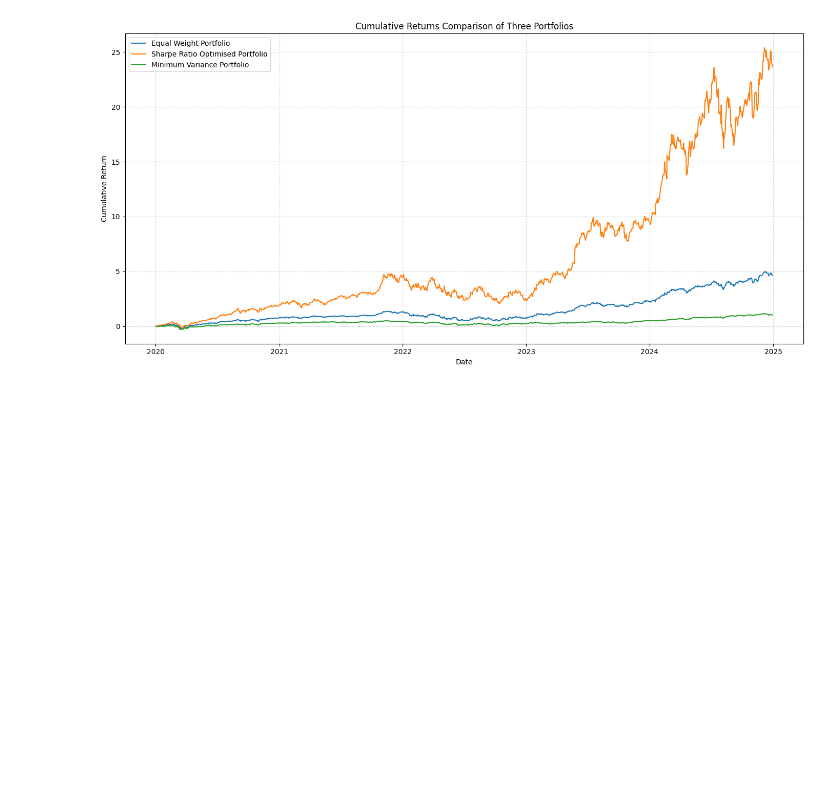
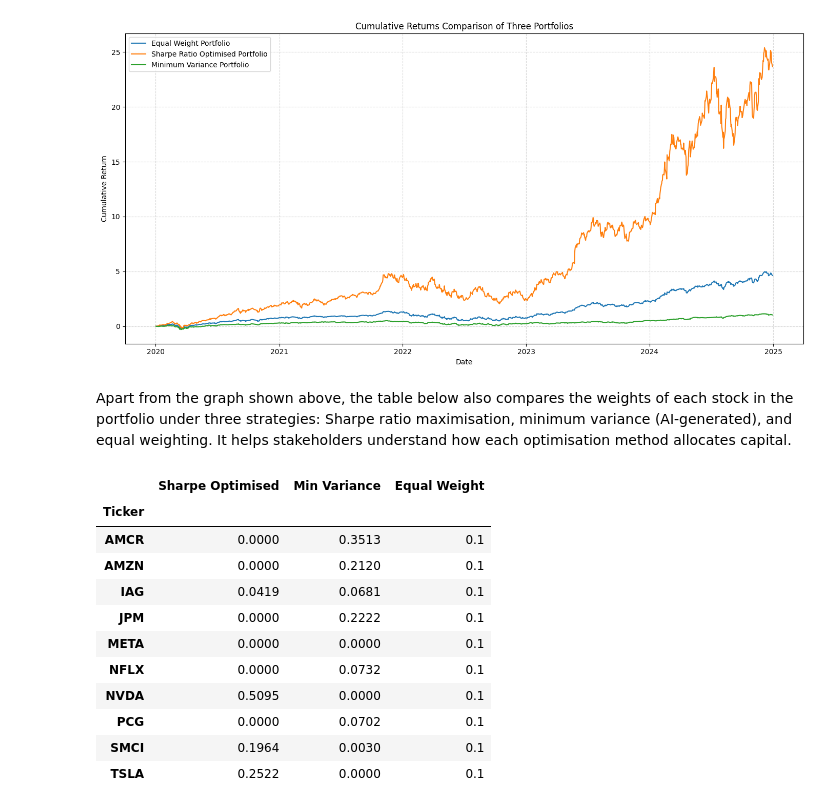
Before and after one commit to Imperial-Business-School/python-for-finance-Chloe-Zhang2025, a Jupyter notebook: Assessment/Individual.ipynb, the cells around one changed output. Saved outputs shown, nothing was run; the diff lists cells and outputs as text; code cells hidden in the pictures; blank space fills up the shorter version.

```diff
--- a/Assessment/Individual.ipynb
+++ b/Assessment/Individual.ipynb
@@ -354,3 +356,27 @@ plt.tight_layout()
 plt.show()
 # %% [output]
 [figure]
+# %% [markdown]
+Apart from the graph shown above, the table below also compares the weights of each stock in the portfolio under three strategies: Sharpe ratio maximisation, minimum variance (AI-generated), and equal weighting. It helps stakeholders understand how each optimisation method allocates capital.
+# %%
+# Create a DataFrame to display the portfolio weights
+weights_df = pd.DataFrame({
+    "Sharpe Optimised": sharpe_weights,
+    "Min Variance": variance_weights,
+    "Equal Weight": np.ones(len(sharpe_weights)) / len(sharpe_weights)
+}, index=df.columns)
+
+display(weights_df.round(4))
+# %% [output]
+|  | Sharpe Optimised | Min Variance | Equal Weight |
+| Ticker |  |  |  |
+| AMCR | 0.0000 | 0.3513 | 0.1 |
+| AMZN | 0.0000 | 0.2120 | 0.1 |
+| IAG | 0.0419 | 0.0681 | 0.1 |
+| JPM | 0.0000 | 0.2222 | 0.1 |
+| META | 0.0000 | 0.0000 | 0.1 |
+| NFLX | 0.0000 | 0.0732 | 0.1 |
+| NVDA | 0.5095 | 0.0000 | 0.1 |
+| PCG | 0.0000 | 0.0702 | 0.1 |
+| SMCI | 0.1964 | 0.0030 | 0.1 |
+| TSLA | 0.2522 | 0.0000 | 0.1 |
```
Also changed, not shown: parts of 1 cell of this notebook.
